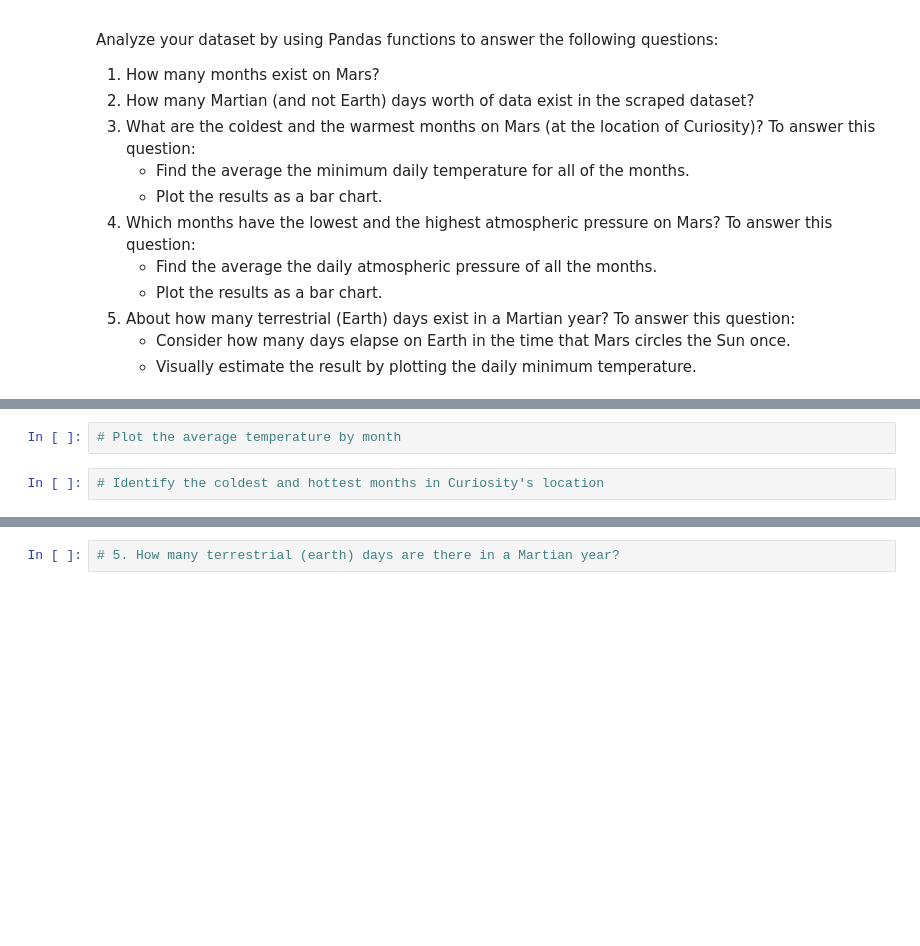
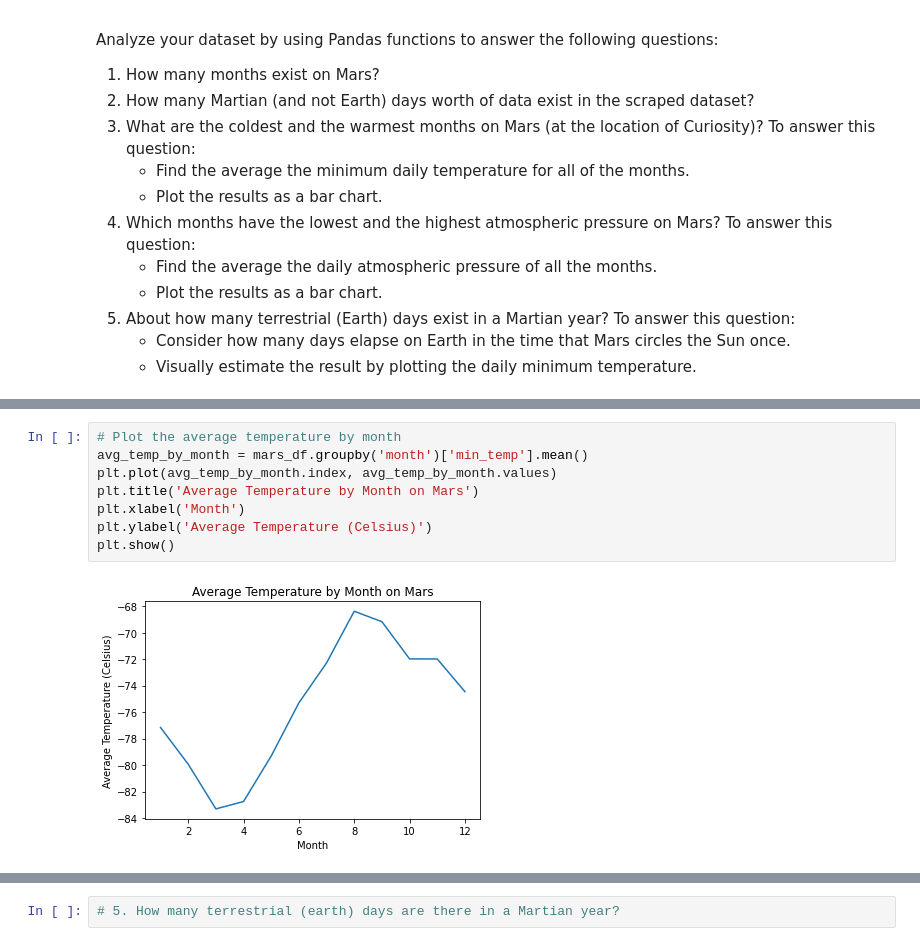
Before and after one commit to lynnh21/data_collection_challenge, a Jupyter notebook: part_2_mars_weather.ipynb, the cells around one changed output, grey strips where cells are left out. Drawn from its saved outputs; the diff is of its cells as text; blank space fills up the shorter version.

```diff
--- a/part_2_mars_weather.ipynb
+++ b/part_2_mars_weather.ipynb
@@ -146,4 +168,10 @@ mars_df.month.nunique()
-# %%
-# Plot the average temperature by month
-# %%
-# Identify the coldest and hottest months in Curiosity's location
+# %%
+# Plot the average temperature by month
+avg_temp_by_month = mars_df.groupby('month')['min_temp'].mean()
+plt.plot(avg_temp_by_month.index, avg_temp_by_month.values)
+plt.title('Average Temperature by Month on Mars')
+plt.xlabel('Month')
+plt.ylabel('Average Temperature (Celsius)')
+plt.show()
+# %% [output]
+[figure, added]
```
Also changed, not shown: parts of 8 cells of this notebook, 2 other files.
